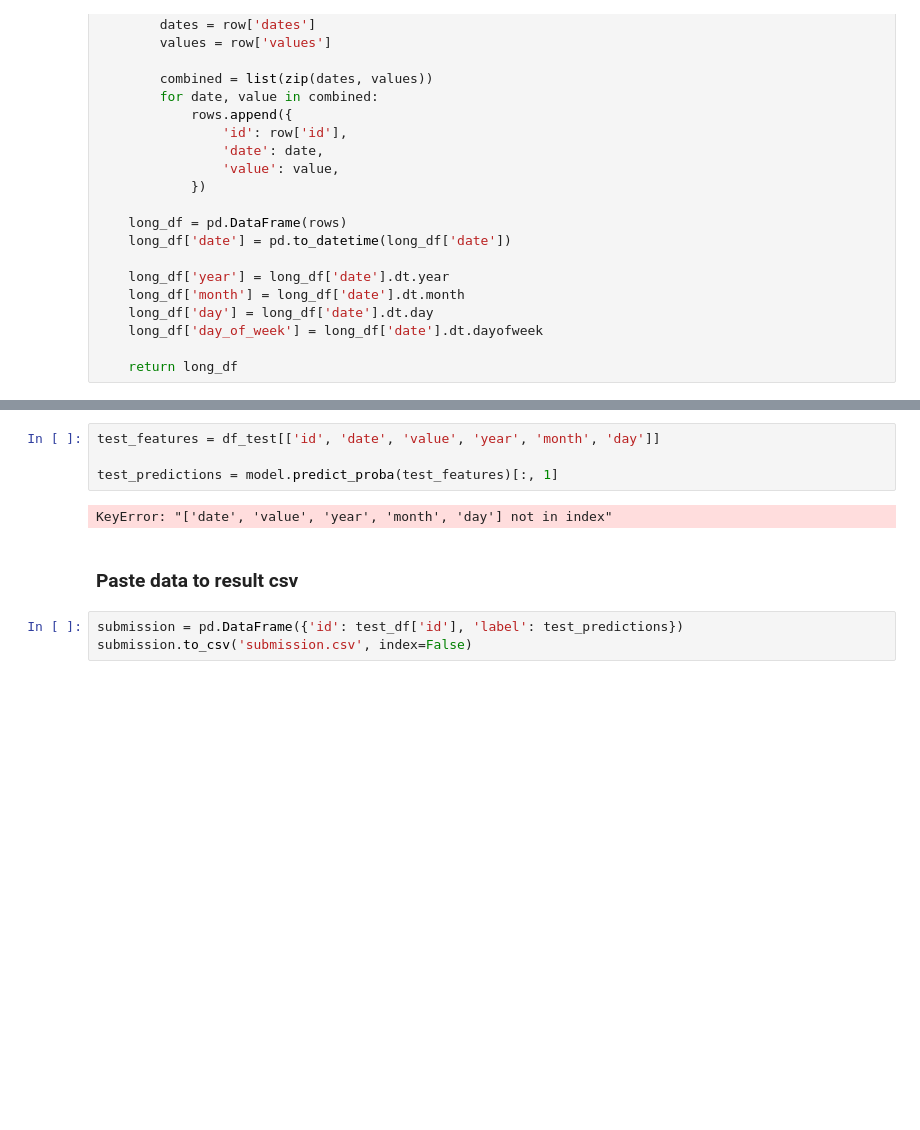
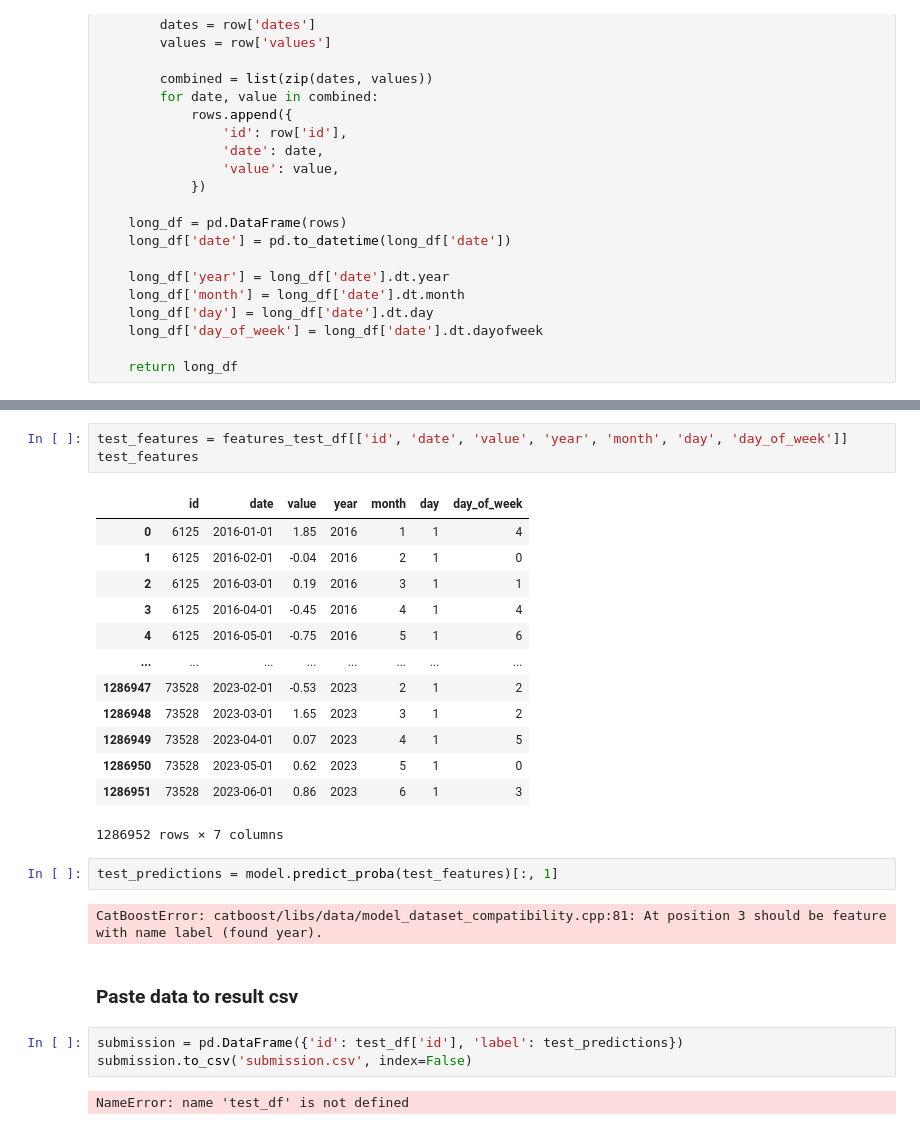
Before and after one commit to kvufee/ds_ml-learning, a Jupyter notebook: vk-internship-ds-task2/classificator.ipynb, the cells around one changed output, grey strips where cells are left out. Drawn from its saved outputs; the diff is of its cells as text; blank space fills up the shorter version.

```diff
--- a/vk-internship-ds-task2/classificator.ipynb
+++ b/vk-internship-ds-task2/classificator.ipynb
@@ -471,11 +517,28 @@ features_test_df
 # %%
-test_features = df_test[['id', 'date', 'value', 'year', 'month', 'day']]
-
-test_predictions = model.predict_proba(test_features)[:, 1]
+test_features = features_test_df[['id', 'date', 'value', 'year', 'month', 'day', 'day_of_week']]
+test_features
 # %% [output]
+|  | id | date | value | year | month | day | day_of_week |
+| 0 | 6125 | 2016-01-01 | 1.85 | 2016 | 1 | 1 | 4 |
+| 1 | 6125 | 2016-02-01 | -0.04 | 2016 | 2 | 1 | 0 |
+| 2 | 6125 | 2016-03-01 | 0.19 | 2016 | 3 | 1 | 1 |
+| 3 | 6125 | 2016-04-01 | -0.45 | 2016 | 4 | 1 | 4 |
+| 4 | 6125 | 2016-05-01 | -0.75 | 2016 | 5 | 1 | 6 |
+| ... | ... | ... | ... | ... | ... | ... | ... |
+| 1286947 | 73528 | 2023-02-01 | -0.53 | 2023 | 2 | 1 | 2 |
+| 1286948 | 73528 | 2023-03-01 | 1.65 | 2023 | 3 | 1 | 2 |
+| 1286949 | 73528 | 2023-04-01 | 0.07 | 2023 | 4 | 1 | 5 |
+| 1286950 | 73528 | 2023-05-01 | 0.62 | 2023 | 5 | 1 | 0 |
+| 1286951 | 73528 | 2023-06-01 | 0.86 | 2023 | 6 | 1 | 3 |
-KeyError: "['date', 'value', 'year', 'month', 'day'] not in index"
+1286952 rows × 7 columns
+# %%
+test_predictions = model.predict_proba(test_features)[:, 1]
+# %% [output]
+CatBoostError: catboost/libs/data/model_dataset_compatibility.cpp:81: At position 3 should be feature with name label (found year).
 # %% [markdown]
 ### Paste data to result csv
 # %%
 submission = pd.DataFrame({'id': test_df['id'], 'label': test_predictions})
 submission.to_csv('submission.csv', index=False)
+# %% [output]
+NameError: name 'test_df' is not defined
```
Also changed, not shown: parts of 10 cells of this notebook.
